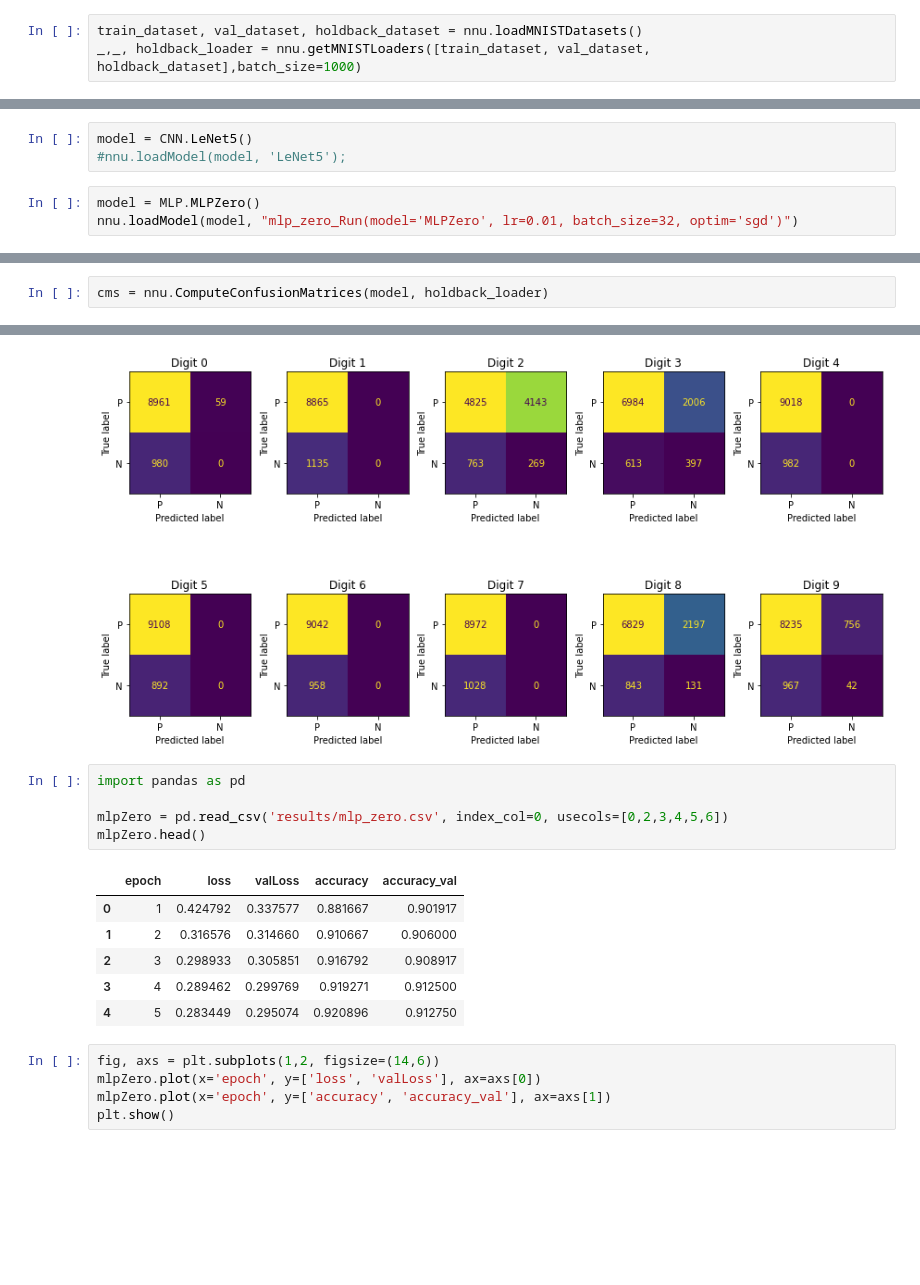
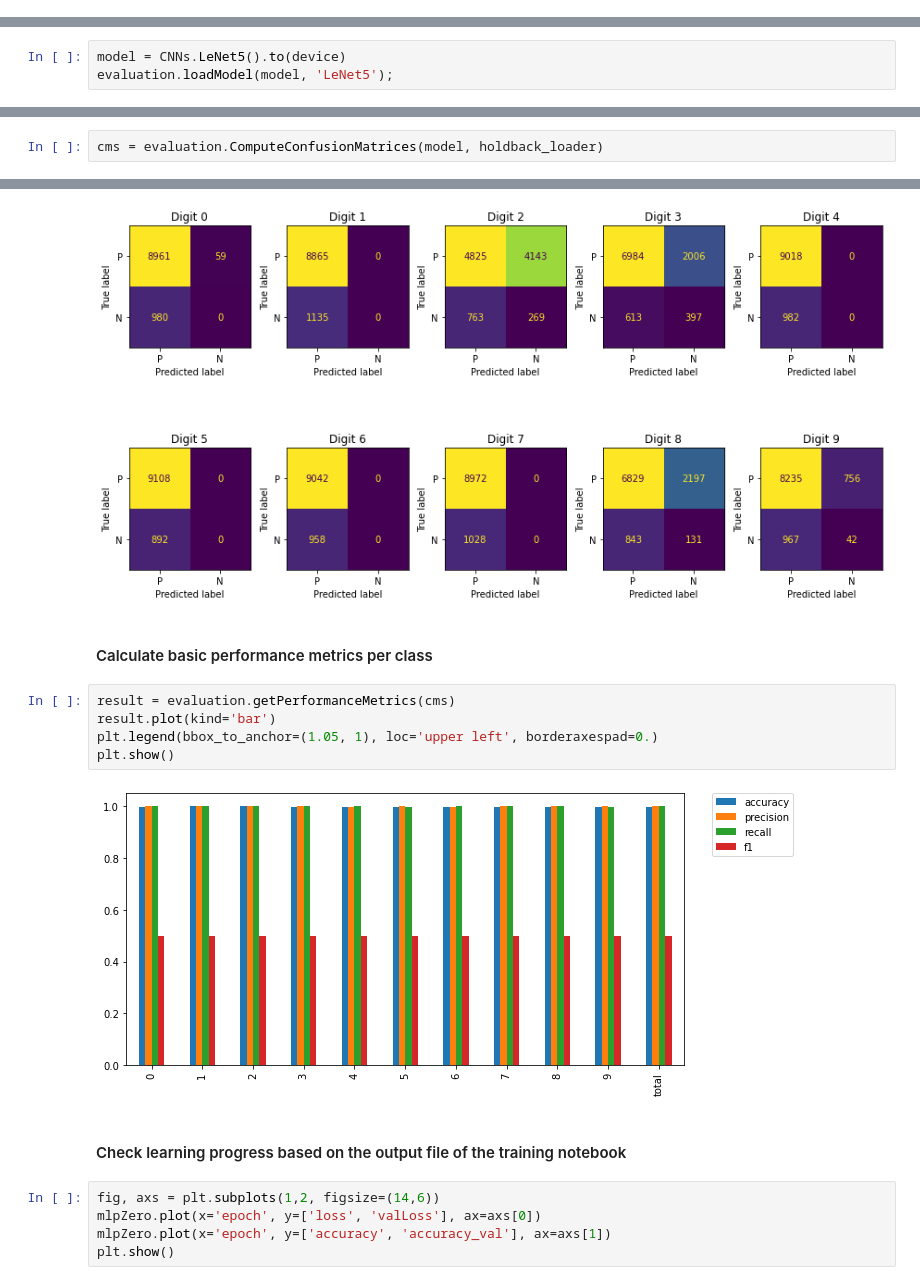
Before and after one commit to templierw/intelsys.mnist, a Jupyter notebook: model_evaluation.ipynb, the cells around one changed output, grey strips where cells are left out. Cells and saved outputs as stored; diff of their text form; blank space fills up the shorter version.

Commit message:
Add MLP models to website

```diff
--- a/model_evaluation.ipynb
+++ b/model_evaluation.ipynb
@@ -17,3 +24,0 @@ torch.manual_seed(1976);
-# %%
-train_dataset, val_dataset, holdback_dataset = nnu.loadMNISTDatasets()
-_,_, holdback_loader = nnu.getMNISTLoaders([train_dataset, val_dataset, holdback_dataset],batch_size=1000)
@@ -20,6 +27,3 @@ _,_, holdback_loader = nnu.getMNISTLoaders([train_dataset, val_dataset, holdback
 # %%
-model = CNN.LeNet5()
-#nnu.loadModel(model, 'LeNet5');
+model = CNNs.LeNet5().to(device)
+evaluation.loadModel(model, 'LeNet5');
-# %%
-model = MLP.MLPZero()
-nnu.loadModel(model, "mlp_zero_Run(model='MLPZero', lr=0.01, batch_size=32, optim='sgd')")
@@ -30,2 +32,2 @@ MLPZero(
 # %%
-cms = nnu.ComputeConfusionMatrices(model, holdback_loader)
+cms = evaluation.ComputeConfusionMatrices(model, holdback_loader)
@@ -74,18 +42,17 @@ fig.tight_layout()
 plt.show()
 # %% [output]
 [figure]
-# %%
-import pandas as pd
-
-mlpZero = pd.read_csv('results/mlp_zero.csv', index_col=0, usecols=[0,2,3,4,5,6])
-mlpZero.head()
-# %% [output]
-|  | epoch | loss | valLoss | accuracy | accuracy_val |
-| 0 | 1 | 0.424792 | 0.337577 | 0.881667 | 0.901917 |
-| 1 | 2 | 0.316576 | 0.314660 | 0.910667 | 0.906000 |
-| 2 | 3 | 0.298933 | 0.305851 | 0.916792 | 0.908917 |
-| 3 | 4 | 0.289462 | 0.299769 | 0.919271 | 0.912500 |
-| 4 | 5 | 0.283449 | 0.295074 | 0.920896 | 0.912750 |
+# %% [markdown]
+#### Calculate basic performance metrics per class
+# %%
+result = evaluation.getPerformanceMetrics(cms)
+result.plot(kind='bar')
+plt.legend(bbox_to_anchor=(1.05, 1), loc='upper left', borderaxespad=0.)
+plt.show()
+# %% [output]
+[figure, added]
+# %% [markdown]
+#### Check learning progress based on the output file of the training notebook
 # %%
 fig, axs = plt.subplots(1,2, figsize=(14,6))
 mlpZero.plot(x='epoch', y=['loss', 'valLoss'], ax=axs[0])
```
Also changed, not shown: parts of 10 cells of this notebook, 12 other files.
